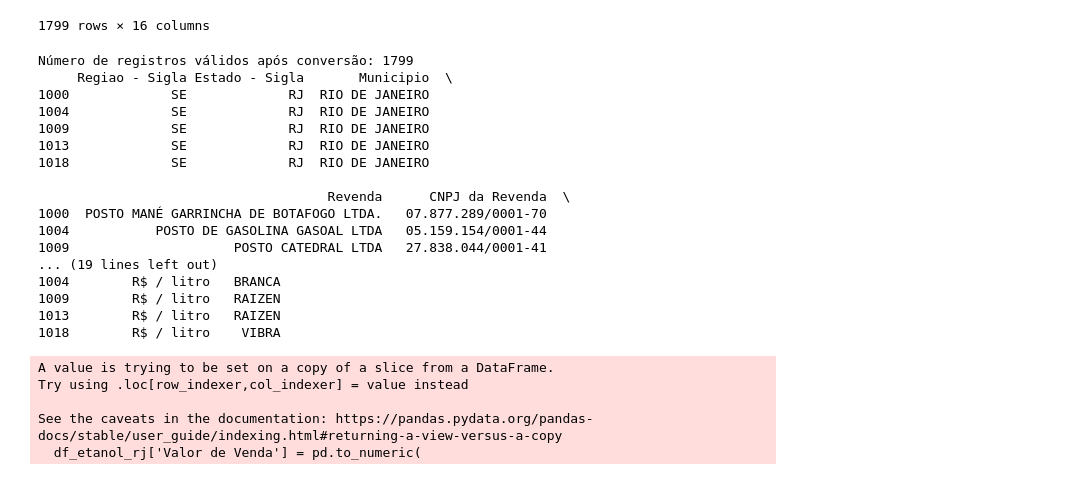
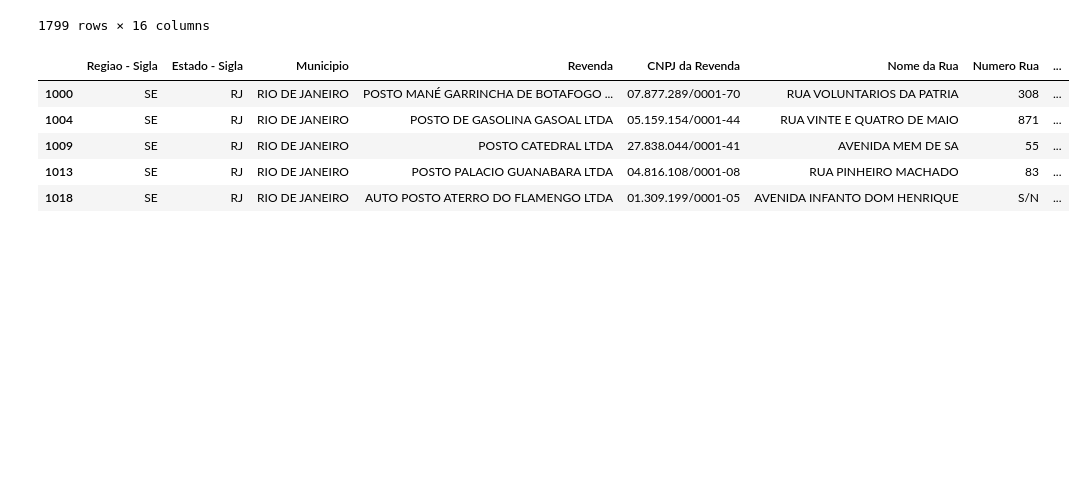
Before and after one commit to Linocafer/auladados_cinelandia, a Jupyter notebook: aula quartis.ipynb, the cells around one changed output. Cells and saved outputs as stored; diff of their text form; code cells hidden in the pictures; blank space fills up the shorter version.

```diff
--- a/aula quartis.ipynb
+++ b/aula quartis.ipynb
@@ -212,41 +181,17 @@ df_etanol_rj
 | 418842 | SE | RJ | RIO DE JANEIRO | AUTO POSTO LUAR DA RIO SANTOS II ... | 11.217.808/0001-41 | ESTRADA DO GUANDU ESQ.C/ BR 101 | SN | ... |
 | 419214 | SE | RJ | RIO DE JANEIRO | AUTO POSTO LUAR DA RIO SANTOS I LTDA | 11.103.499/0001-89 | ESTRADA DO GANDU ESQ C/BR101 | SN | ... |
 1799 rows × 16 columns
-# %%
-# Checar se há registros
-if df_etanol_rj.empty:
-    print("Nenhum registro de Etanol encontrado no RJ!")
-else:
-    # Converter 'Valor de Venda' para float de forma segura
-    df_etanol_rj['Valor de Venda'] = pd.to_numeric(
-        df_etanol_rj['Valor de Venda'].astype(str).str.replace(',', '.').str.strip(),
-        errors='coerce'
-    )
- # Remover linhas inválidas
-    df_etanol_rj = df_etanol_rj.dropna(subset=['Valor de Venda'])
-
-    print(f"Número de registros válidos após conversão: {len(df_etanol_rj)}")
-    print(df_etanol_rj.head())
-# %% [output]
-Número de registros válidos após conversão: 1799
-     Regiao - Sigla Estado - Sigla       Municipio  \
-1000             SE             RJ  RIO DE JANEIRO
-1004             SE             RJ  RIO DE JANEIRO
-1009             SE             RJ  RIO DE JANEIRO
-1013             SE             RJ  RIO DE JANEIRO
-1018             SE             RJ  RIO DE JANEIRO
-
-                                     Revenda      CNPJ da Revenda  \
-1000  POSTO MANÉ GARRINCHA DE BOTAFOGO LTDA.   07.877.289/0001-70
-1004           POSTO DE GASOLINA GASOAL LTDA   05.159.154/0001-44
-1009                     POSTO CATEDRAL LTDA   27.838.044/0001-41
-... (19 lines left out)
-1004        R$ / litro   BRANCA
-1009        R$ / litro   RAIZEN
-1013        R$ / litro   RAIZEN
-1018        R$ / litro    VIBRA
-A value is trying to be set on a copy of a slice from a DataFrame.
-Try using .loc[row_indexer,col_indexer] = value instead
-
-See the caveats in the documentation: https://pandas.pydata.org/pandas-docs/stable/user_guide/indexing.html#returning-a-view-versus-a-copy
-  df_etanol_rj['Valor de Venda'] = pd.to_numeric(
+# %%
+df_etanol_rj = df_anp.loc[
+    (df_anp['Municipio'] == 'RIO DE JANEIRO') &
+    (df_anp['Produto'] == 'ETANOL')
+]
+
+df_etanol_rj.head()  # Só para conferir os primeiros registros
+# %% [output]
+|  | Regiao - Sigla | Estado - Sigla | Municipio | Revenda | CNPJ da Revenda | Nome da Rua | Numero Rua | ... |
+| 1000 | SE | RJ | RIO DE JANEIRO | POSTO MANÉ GARRINCHA DE BOTAFOGO ... | 07.877.289/0001-70 | RUA VOLUNTARIOS DA PATRIA | 308 | ... |
+| 1004 | SE | RJ | RIO DE JANEIRO | POSTO DE GASOLINA GASOAL LTDA | 05.159.154/0001-44 | RUA VINTE E QUATRO DE MAIO | 871 | ... |
+| 1009 | SE | RJ | RIO DE JANEIRO | POSTO CATEDRAL LTDA | 27.838.044/0001-41 | AVENIDA MEM DE SA | 55 | ... |
+| 1013 | SE | RJ | RIO DE JANEIRO | POSTO PALACIO GUANABARA LTDA | 04.816.108/0001-08 | RUA PINHEIRO MACHADO | 83 | ... |
+| 1018 | SE | RJ | RIO DE JANEIRO | AUTO POSTO ATERRO DO FLAMENGO LTDA | 01.309.199/0001-05 | AVENIDA INFANTO DOM HENRIQUE | S/N | ... |
```
Also changed, not shown: parts of 3 cells of this notebook, 2 other files.
